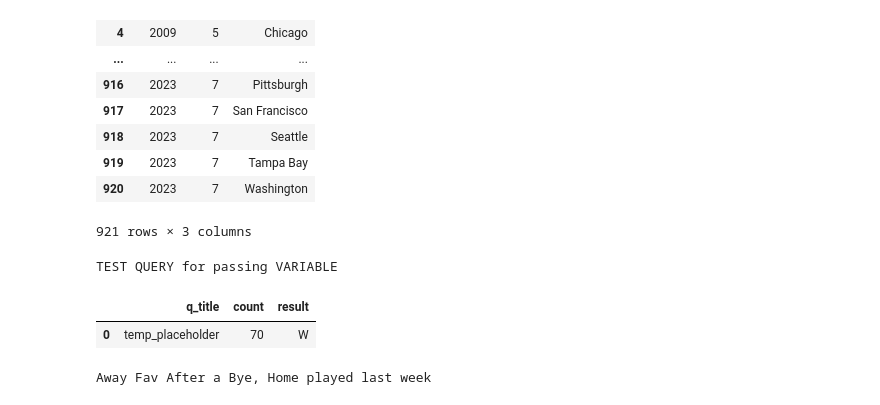
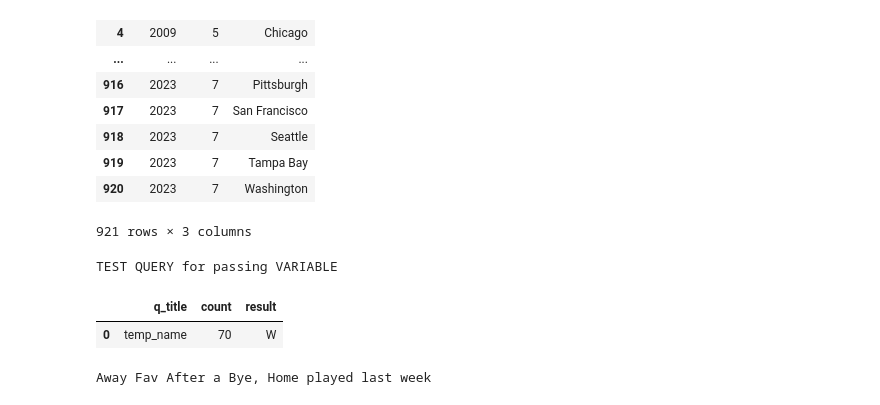
Before and after one commit to mlech413/historical-results, a Jupyter notebook: after_bye_sqldf.ipynb, the cells around one changed output. Saved outputs shown, nothing was run; the diff lists cells and outputs as text; code cells hidden in the pictures.

```diff
--- a/after_bye_sqldf.ipynb
+++ b/after_bye_sqldf.ipynb
@@ -158,22 +158,22 @@ bye_weeks_df
 # %%
 query_title = 'TEST QUERY for passing VARIABLE'
 print(query_title)
 
-temp_df = (sqldf('''SELECT 'temp_placeholder' as 'q_title'
+temp_df = (sqldf('''SELECT 'temp_name' as 'q_title'
                         , count(*) as count, "W" as result
                     FROM results_df as r
                     INNER JOIN bye_weeks_df as b
                     ON r.away_team = b.team
                     AND r.season = b.season
                     AND r.week = b.week - 1
                     WHERE r.spread_close < 0
                     AND r.away_team_result = "W"
                     '''))
 temp_df
 # %% [output]
 TEST QUERY for passing VARIABLE
 |  | q_title | count | result |
-| 0 | temp_placeholder | 70 | W |
+| 0 | temp_name | 70 | W |
 # %%
 print('Away Fav After a Bye, Home played last week')
 
```
Also changed, not shown: parts of 7 cells of this notebook, 1 other file.
